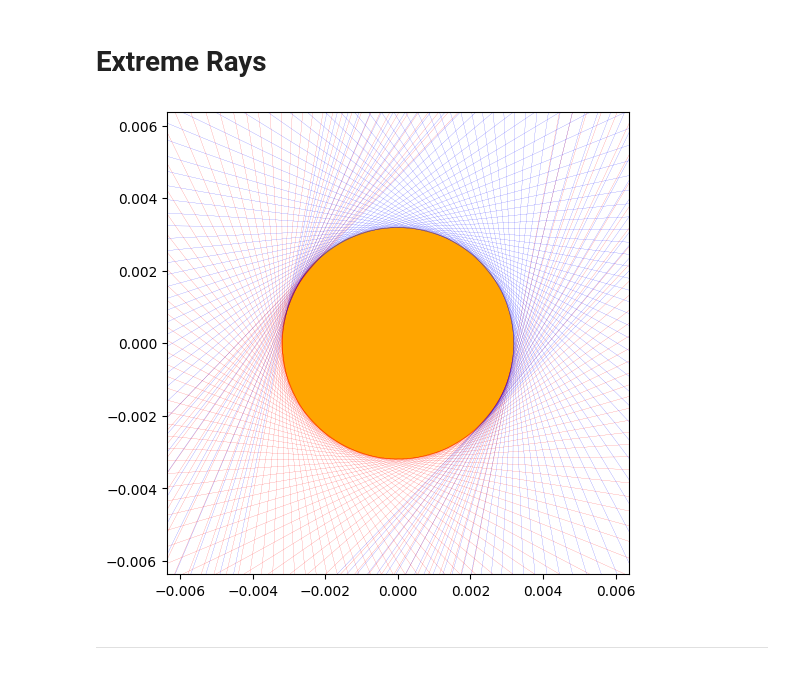
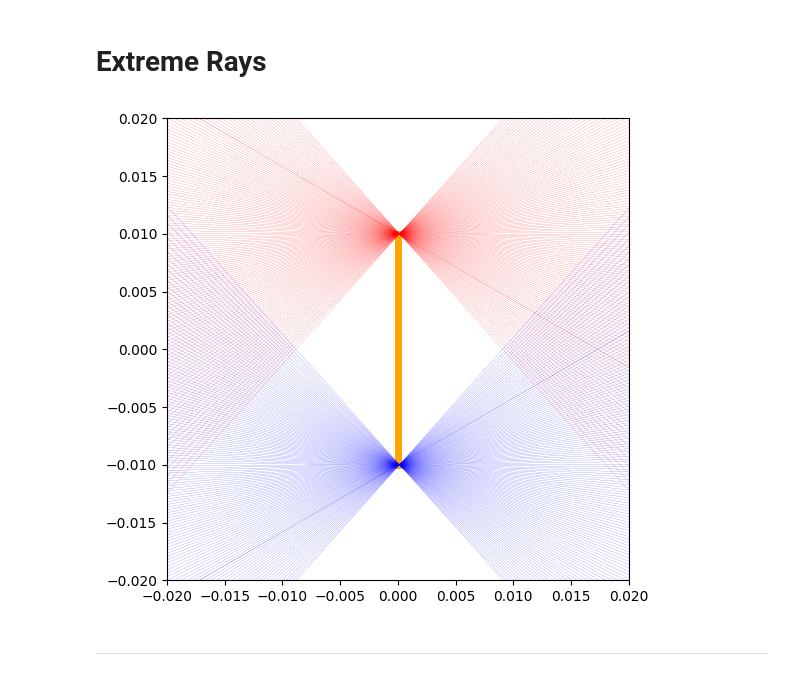
Before and after one commit to ssteinberg/solar_optical_concentrator, a Jupyter notebook: plotfin.ipynb, the cells around one changed output. Cells and saved outputs as stored; diff of their text form; code cells hidden in the pictures.

Commit message:
updated plotting notebooks

```diff
--- a/plotfin.ipynb
+++ b/plotfin.ipynb
@@ -10,18 +10,18 @@ matplotlib.rc('figure', figsize = (10, 6))
 # %% [markdown]
 # Two-Mirror Concentrator
 # %%
-# load data
-flat_source, flat_target, radius, f1, L, f2, da, a_max = np.loadtxt('data_finite/input.csv', delimiter = ',')
-mirror1a = np.loadtxt('data_finite/mirror1a.csv', delimiter = ',')
-mirror1b = np.loadtxt('data_finite/mirror1b.csv', delimiter = ',')
-mirror2a = np.loadtxt('data_finite/mirror2a.csv', delimiter = ',')
-mirror2b = np.loadtxt('data_finite/mirror2b.csv', delimiter = ',')
-diffuse = np.loadtxt('data_finite/diffuse.csv', delimiter = ',')
+flat_source, flat_target, inv, radius, f1, L, f2, da, a_max = np.loadtxt('datafin/input.csv', delimiter = ',')
+mirror1a = np.loadtxt('datafin/mirror1a.csv', delimiter = ',')
+mirror1b = np.loadtxt('datafin/mirror1b.csv', delimiter = ',')
+mirror2a = np.loadtxt('datafin/mirror2a.csv', delimiter = ',')
+mirror2b = np.loadtxt('datafin/mirror2b.csv', delimiter = ',')
+# diffuse = np.loadtxt('datafin/diffuse.csv', delimiter = ',')
 
-# system details
-source = 'flat' if flat_source else 'cylindrical'
-target = 'flat' if flat_target else 'cylindrical'
-if (flat_source == flat_target and f1 == f2): print(f'symmetric system: {source} source -> {target} target')
-else: print(f'asymmetric system: {source} source -> {target} target')
-print(f'radius = {radius}, f1 = {f1}, L = {L}, f2 = {f2}, da = {da:.6f}, a_max = {a_max}')
+symmetry_text = "symmetric" if flat_source == flat_target and f1 == f2 else "asymmetric"
+source_text = "flat" if flat_source else "cylindrical"
+target_text = "flat" if flat_target else "cylindrical"
+inverted_text = "inverted" if inv else "not inverted"
+
+print(f"{symmetry_text} system, {source_text} source -> {target_text} target, {inverted_text}")
+print(f"radius = {radius}, f1 = {f1}, L = {L}, f2 = {f2}, da = {da:.6f}, a_max = {a_max}")
 # %% [output]
@@ -49,7 +49,7 @@ M2X = -1 / (4 * f2) * (M2Y ** 2) + f2
 plt.scatter(M2X, M2Y, s = 5, c = 'purple', label = 'parabola 2')
 
 # diffuse rays
-for row in diffuse: plt.plot([row[0], row[2]], [row[1], row[3]], linewidth = 0.2, c = 'green')
+# for row in diffuse: plt.plot([row[0], row[2]], [row[1], row[3]], linewidth = 0.2, c = 'green')
 
 # display
 plt.axis('equal')
@@ -62,21 +62,22 @@ plt.show()
 # %% [markdown]
 # Extreme Rays
 # %%
-extreme1 = np.loadtxt('data_finite/extrdiff1.csv', delimiter = ',')
-extreme2 = np.loadtxt('data_finite/extrdiff2.csv', delimiter = ',')
+extreme1 = np.loadtxt('datafin/extrdiff1.csv', delimiter = ',')
+extreme2 = np.loadtxt('datafin/extrdiff2.csv', delimiter = ',')
 
-if flat_target: plt.plot([0, 0], [-radius, radius], linewidth = 5, color = 'orange', label = 'target')
+if flat_target: plt.plot([0, 0], [-radius * np.pi, radius * np.pi], linewidth = 5, color = 'orange', label = 'target')
 else: plt.gca().add_patch(plt.Circle((0, 0), radius / np.pi, color = 'orange', label = 'target'))
 
 for row in extreme1: plt.plot([row[0], row[2]], [row[1], row[3]], linewidth = 0.1, c = 'red')
 for row in extreme2: plt.plot([row[0], row[2]], [row[1], row[3]], linewidth = 0.1, c = 'blue')
 
 plt.axis('square')
-zoom = 2 * radius if flat_target else 2 * radius / np.pi
+zoom = 2 * radius * np.pi if flat_target else 2 * radius / np.pi
 plt.axis([-zoom, zoom, -zoom, zoom])
+# plt.axis([-zoom / 100, zoom / 100, radius * np.pi - zoom / 100, radius * np.pi + zoom / 100])
 plt.show()
 # %% [output]
-[figure, old version]
+[figure, new version]
 # %% [markdown]
 ---
 # %% [markdown]
```
Also changed, not shown: parts of 3 cells of this notebook, 3 other files.
